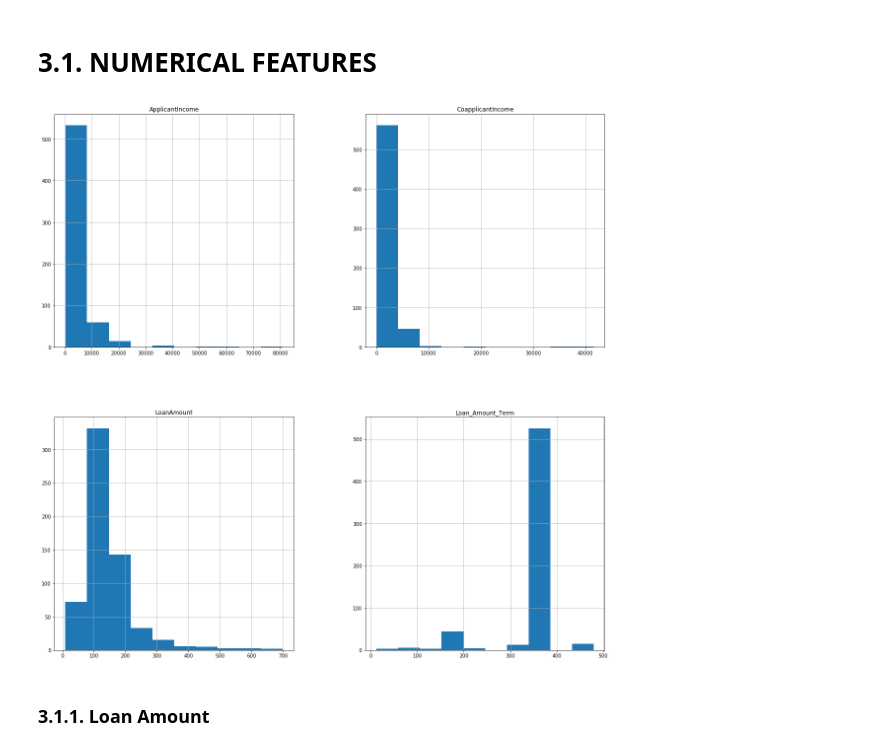
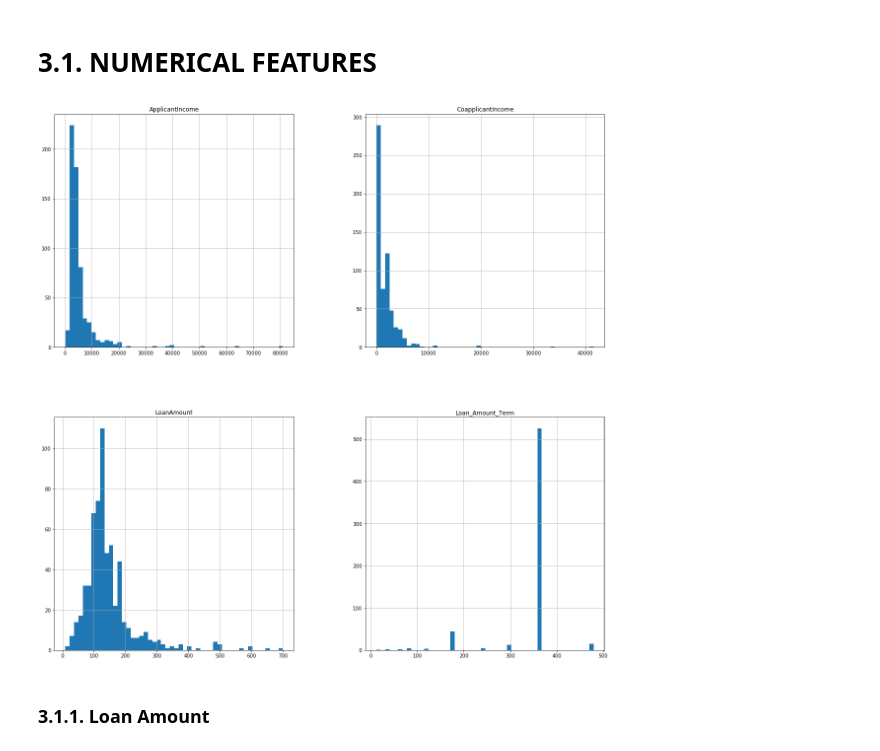
Before and after one commit to AngelMthimunye/Bank_Loan_Qualifier_App, a Jupyter notebook: Bank_Loan.ipynb, the cells around one changed output. Cells and saved outputs as stored; diff of their text form; code cells hidden in the pictures.

```diff
--- a/Bank_Loan.ipynb
+++ b/Bank_Loan.ipynb
@@ -178,9 +194,9 @@ df.shape
 # %%
 df_num = df[["ApplicantIncome", "CoapplicantIncome", "LoanAmount", "Loan_Amount_Term"]]
 # %%
-df_num.hist(figsize=(20,20));
+df_num.hist(figsize=(20,20), bins=50);
 # %% [output]
-[figure, old version]
+[figure, new version]
 # %% [markdown]
 ### 3.1.1. Loan Amount
 # %%
```
Also changed, not shown: parts of 48 cells of this notebook.
